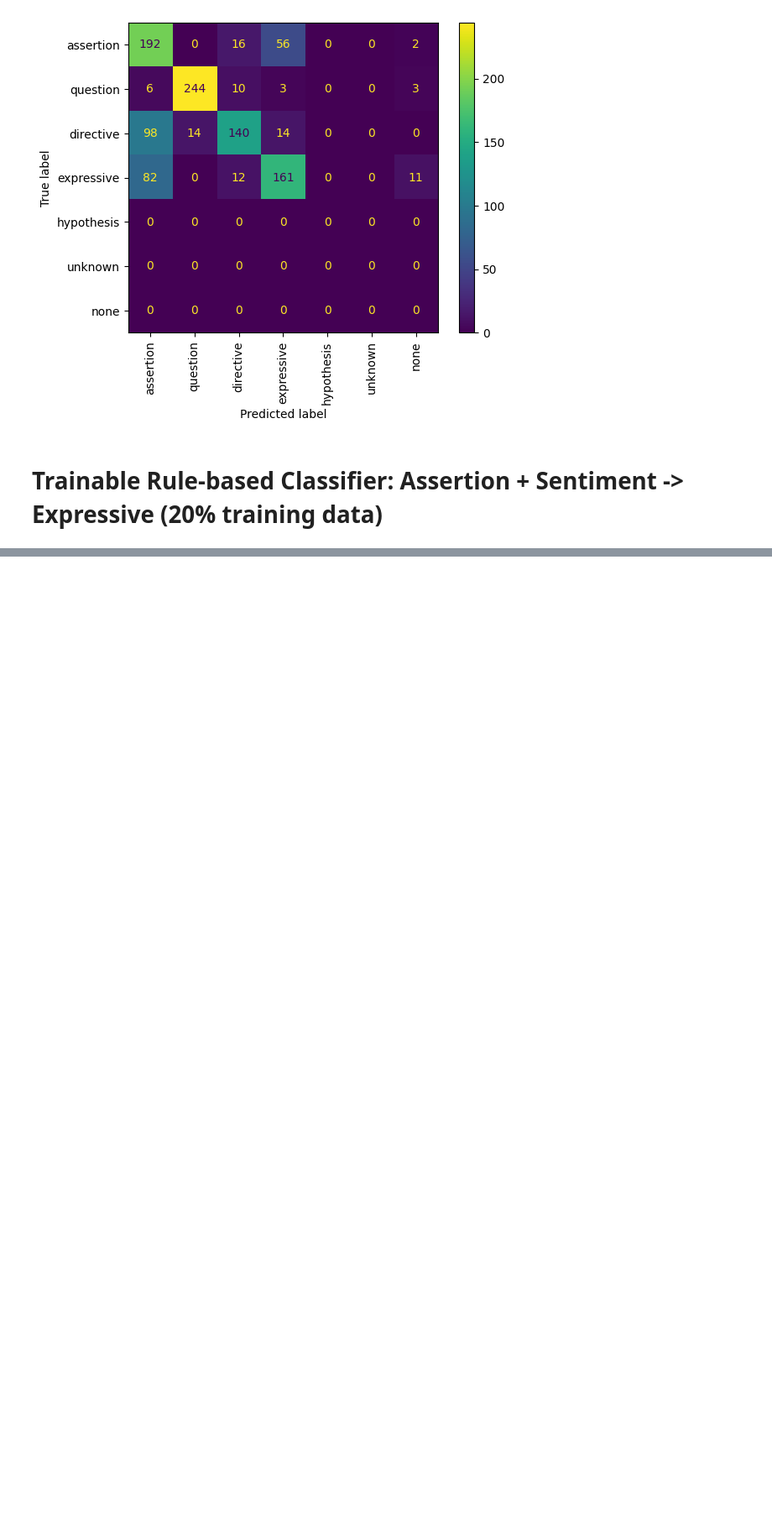
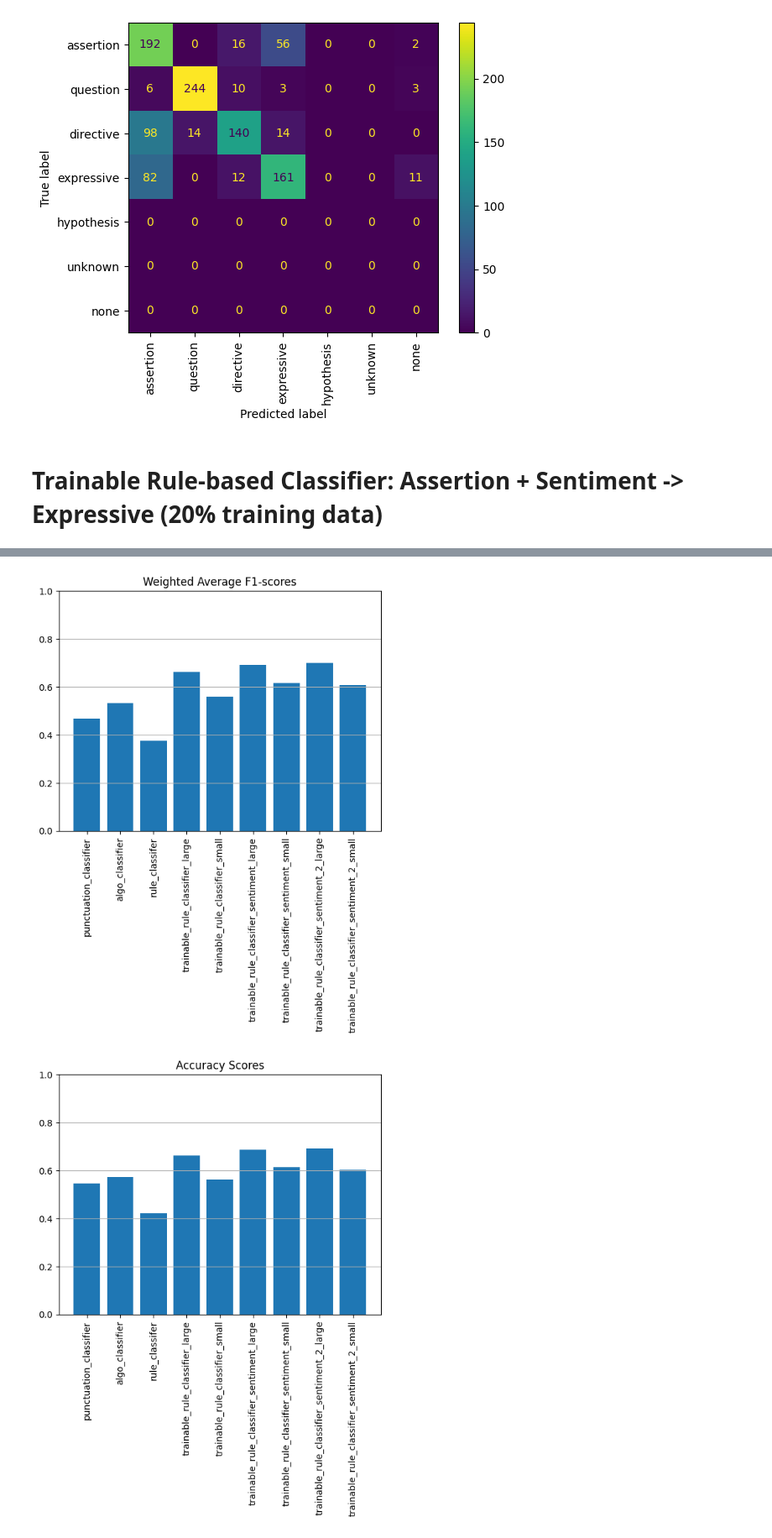
Before and after one commit to Daniel-B-Tufvesson/speech-act-classifier, a Jupyter notebook: notebooks/classify_with_rules.ipynb, the cells around one changed output, grey strips where cells are left out. Shown at 84% size. Drawn from its saved outputs; the diff is of its cells as text; code cells hidden in the pictures; blank space fills up the shorter version.

Commit message:
Compare rule based classifiers.

```diff
--- a/notebooks/classify_with_rules.ipynb
+++ b/notebooks/classify_with_rules.ipynb
@@ -194,7 +197,9 @@ none           0
 # Evaluate trainable rule based classifier.
 trainable_rule_classifier_sentiment_small = rule.TrainableSentimentClassifier()
 trainable_rule_classifier_sentiment_small.train(test_corpus)
-print('Trainable sentiment rule-based classifier results:')
-evaluation.evaluate(train_corpus, trainable_rule_classifier_sentiment_small, labels,
-                    draw_conf_matrix=True)
+trainable_rule_classifier_sentiment_small.save_rules('../models/trainable_rule_classifier_sentiment_small.json')
+print(f'Number of rules: {trainable_rule_classifier_sentiment_small.rule_count}')
+
+results['trainable_rule_classifier_sentiment_small'] = evaluation.evaluate(
+    train_corpus, trainable_rule_classifier_sentiment_small, labels, draw_conf_matrix=True)
 # %% [output]
@@ -222,7 +227,10 @@ none           0
 # Evaluate trainable rule based classifier.
 trainable_rule_classifier_sentiment_2_large = rule.TrainableSentimentClassifierV2()
 trainable_rule_classifier_sentiment_2_large.train(train_corpus)
-print('Trainable sentiment (ass-exp) rule-based classifier results:')
-evaluation.evaluate(test_corpus, trainable_rule_classifier_sentiment_2_large, labels,
-                    draw_conf_matrix=True)
+trainable_rule_classifier_sentiment_2_large.save_rules('../models/trainable_rule_classifier_sentiment_2_large.json')
+print(f'Number of rules: {trainable_rule_classifier_sentiment_2_large.rule_count}')
+
+results['trainable_rule_classifier_sentiment_2_large'] = evaluation.evaluate(
+    test_corpus, trainable_rule_classifier_sentiment_2_large, labels,
+    draw_conf_matrix=True)
 # %% [output]
@@ -250,7 +258,10 @@ none           0
 # Evaluate trainable rule based classifier.
 trainable_rule_classifier_sentiment_2_small = rule.TrainableSentimentClassifierV2()
 trainable_rule_classifier_sentiment_2_small.train(test_corpus)
-print('Trainable sentiment (ass-exp) rule-based classifier results:')
-evaluation.evaluate(train_corpus, trainable_rule_classifier_sentiment_2_small, labels,
-                    draw_conf_matrix=True)
+trainable_rule_classifier_sentiment_2_small.save_rules('../models/trainable_rule_classifier_sentiment_2_small.json')
+print(f'Number of rules: {trainable_rule_classifier_sentiment_2_small.rule_count}')
+
+results['trainable_rule_classifier_sentiment_2_small'] = evaluation.evaluate(
+    train_corpus, trainable_rule_classifier_sentiment_2_small, labels,
+    draw_conf_matrix=True)
 # %% [output]
@@ -274,0 +288,19 @@ none           0
+# %%
+def plot_bar_graph_01(labels, y_values, title):
+    plt.figure(facecolor='white')
+    plt.title(title)
+    plt.ylim(0, 1)
+    plt.grid(True, which='major', axis='y')
+    plt.bar(x = labels, height = y_values)
+    plt.xticks(rotation=90)
+    plt.show()
+# %%
+classifiers = list(results.keys())
+f1_scores = [results[clsf]['classification_report']['weighted avg']['f1-score'] for clsf in classifiers]
+accuracies = [results[clsf]['accuracy'] for clsf in classifiers]
+
+plot_bar_graph_01(classifiers, f1_scores, 'Weighted Average F1-scores')
+plot_bar_graph_01(classifiers, accuracies, 'Accuracy Scores')
+# %% [output]
+[figure, added]
+[figure, added]
```
Also changed, not shown: parts of 12 cells of this notebook, 1 other file.
